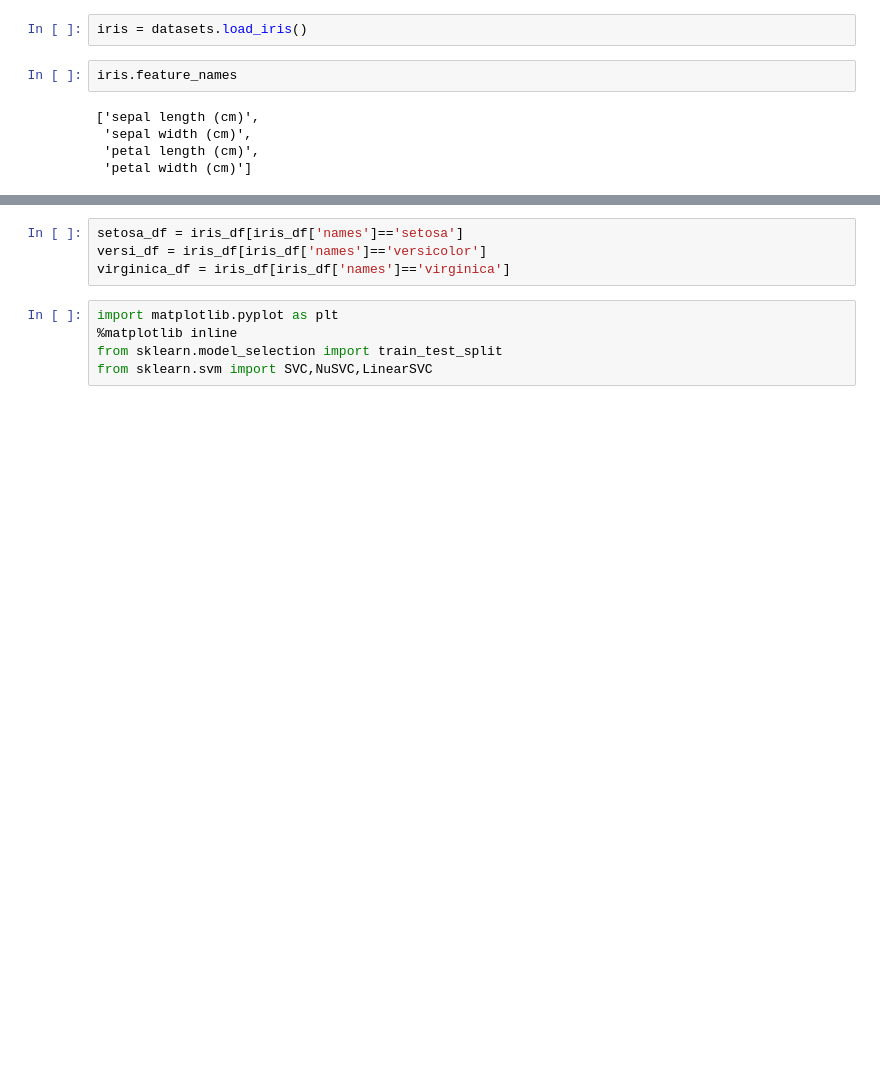
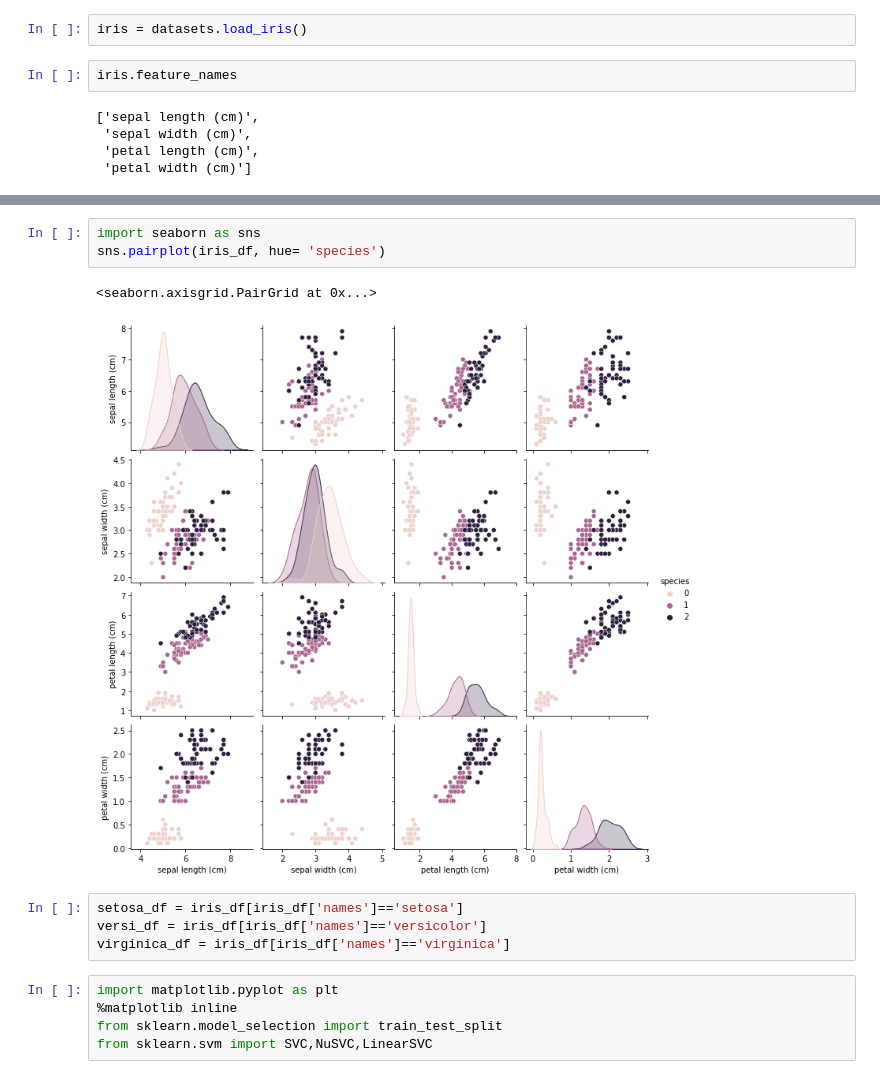
Before and after one commit to njsuriya/ML_clf_algorithms, a Jupyter notebook: iris_dataset_Classifier.ipynb, the cells around one changed output, grey strips where cells are left out. Cells and saved outputs as stored; diff of their text form; blank space fills up the shorter version.

```diff
--- a/iris_dataset_Classifier.ipynb
+++ b/iris_dataset_Classifier.ipynb
@@ -100,3 +30,9 @@ iris_df
+# %%
+import seaborn as sns
+sns.pairplot(iris_df, hue= 'species')
+# %% [output]
+<seaborn.axisgrid.PairGrid at 0x...>
+[figure, added]
 # %%
 setosa_df = iris_df[iris_df['names']=='setosa']
 versi_df = iris_df[iris_df['names']=='versicolor']
```
Also changed, not shown: parts of 15 cells of this notebook.
